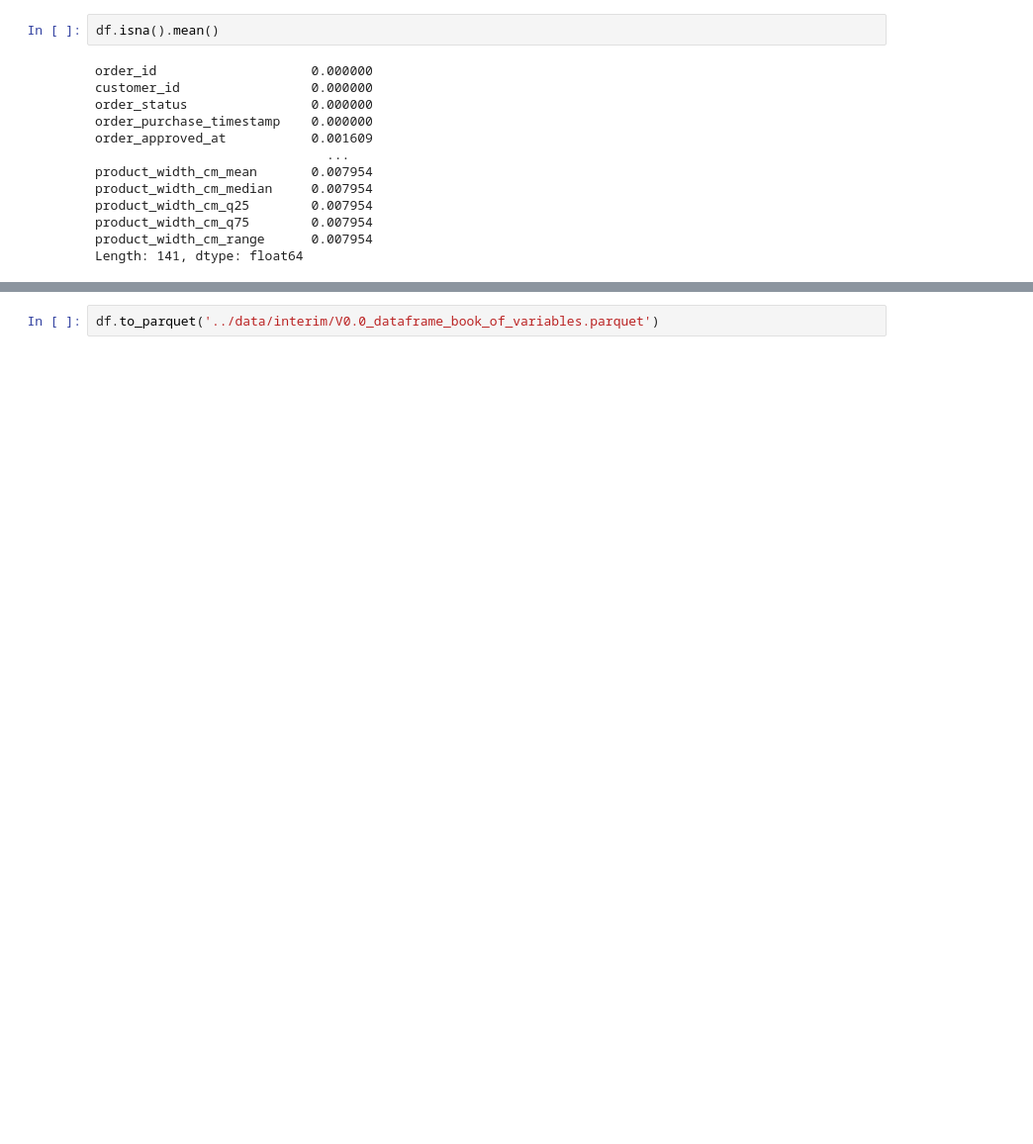
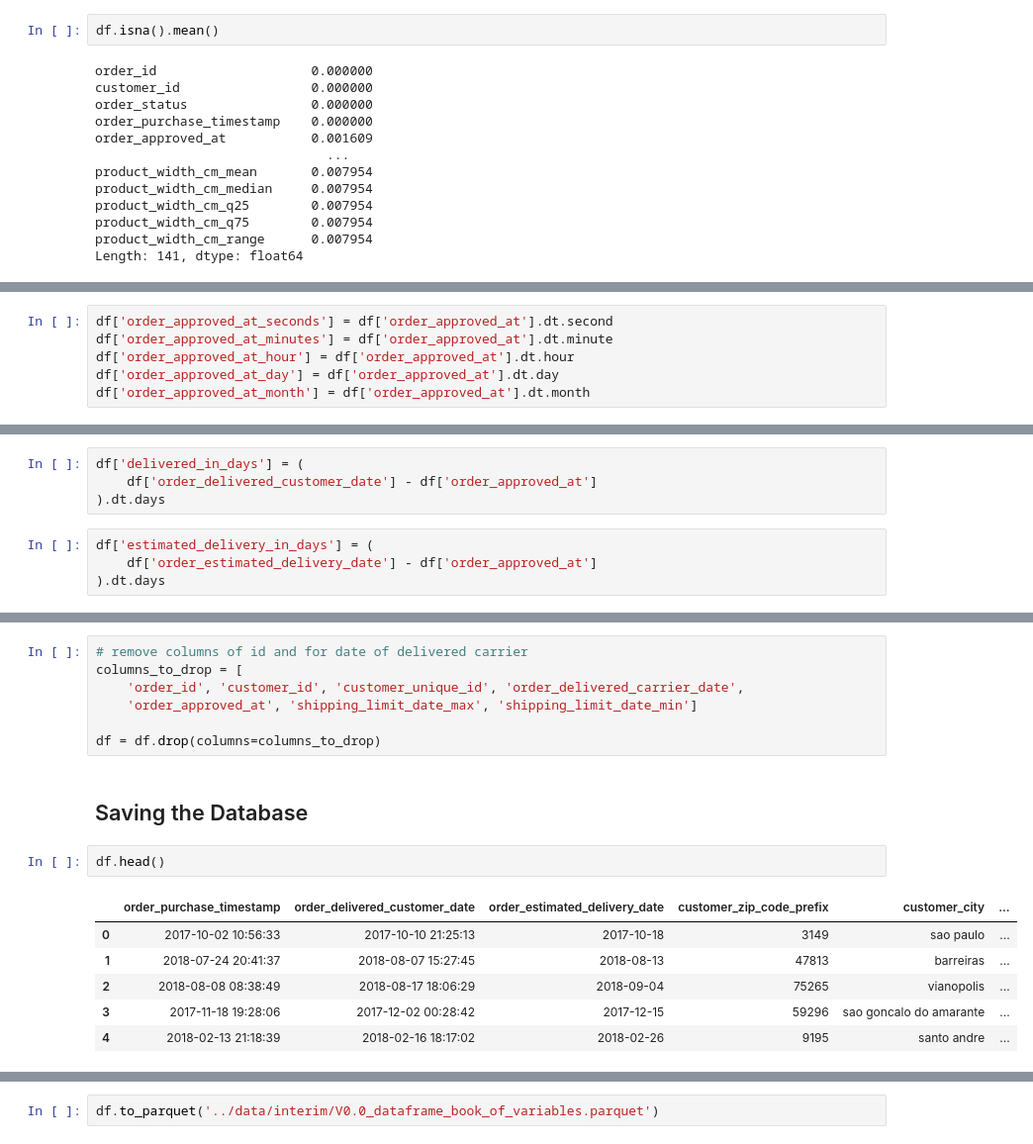
Before and after one commit to juniorcl/olist-delivery-forecast, a Jupyter notebook: notebooks/V0.0_book_of_variables.ipynb, the cells around one changed output, grey strips where cells are left out. Shown at 99% size. Cells and saved outputs as stored; diff of their text form; blank space fills up the shorter version.

```diff
--- a/notebooks/V0.0_book_of_variables.ipynb
+++ b/notebooks/V0.0_book_of_variables.ipynb
@@ -744,0 +772,6 @@ Length: 141, dtype: float64
+# %%
+df['order_approved_at_seconds'] = df['order_approved_at'].dt.second
+df['order_approved_at_minutes'] = df['order_approved_at'].dt.minute
+df['order_approved_at_hour'] = df['order_approved_at'].dt.hour
+df['order_approved_at_day'] = df['order_approved_at'].dt.day
+df['order_approved_at_month'] = df['order_approved_at'].dt.month
@@ -744,0 +780,8 @@ Length: 141, dtype: float64
+# %%
+df['delivered_in_days'] = (
+    df['order_delivered_customer_date'] - df['order_approved_at']
+).dt.days
+# %%
+df['estimated_delivery_in_days'] = (
+    df['order_estimated_delivery_date'] - df['order_approved_at']
+).dt.days
@@ -744,0 +790,18 @@ Length: 141, dtype: float64
+# %%
+# remove columns of id and for date of delivered carrier
+columns_to_drop = [
+    'order_id', 'customer_id', 'customer_unique_id', 'order_delivered_carrier_date',
+    'order_approved_at', 'shipping_limit_date_max', 'shipping_limit_date_min']
+
+df = df.drop(columns=columns_to_drop)
+# %% [markdown]
+## Saving the Database
+# %%
+df.head()
+# %% [output]
+|  | order_purchase_timestamp | order_delivered_customer_date | order_estimated_delivery_date | customer_zip_code_prefix | customer_city | ... |
+| 0 | 2017-10-02 10:56:33 | 2017-10-10 21:25:13 | 2017-10-18 | 3149 | sao paulo | ... |
+| 1 | 2018-07-24 20:41:37 | 2018-08-07 15:27:45 | 2018-08-13 | 47813 | barreiras | ... |
+| 2 | 2018-08-08 08:38:49 | 2018-08-17 18:06:29 | 2018-09-04 | 75265 | vianopolis | ... |
+| 3 | 2017-11-18 19:28:06 | 2017-12-02 00:28:42 | 2017-12-15 | 59296 | sao goncalo do amarante | ... |
+| 4 | 2018-02-13 21:18:39 | 2018-02-16 18:17:02 | 2018-02-26 | 9195 | santo andre | ... |
```
Also changed, not shown: parts of 12 cells of this notebook.
